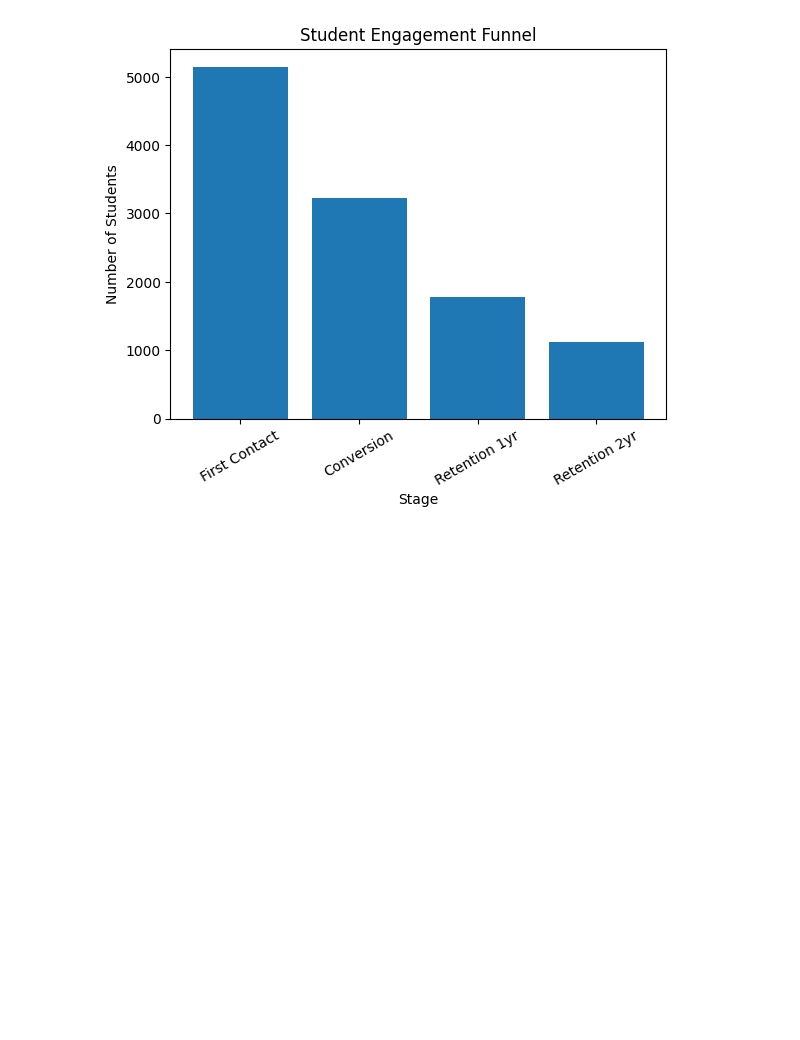
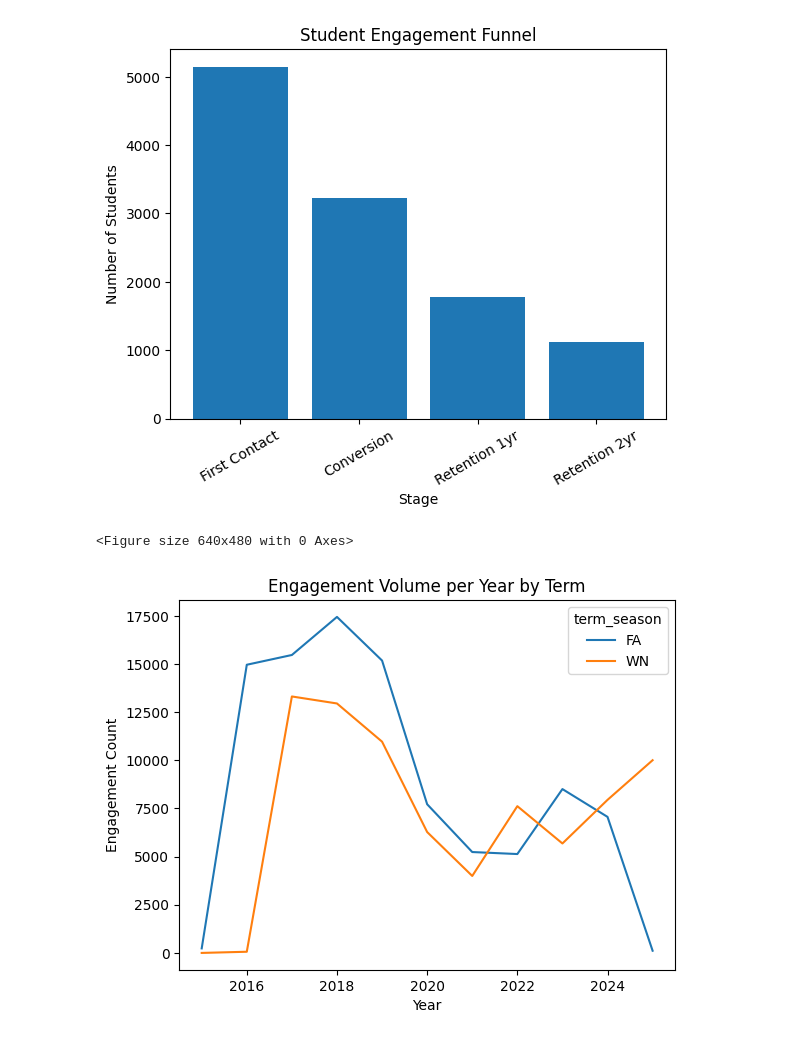
Before and after one commit to Ethan-R-Peterson/smtd-engagement-analysis, a Jupyter notebook: analysis3.ipynb, the cells around one changed output. Saved outputs shown, nothing was run; the diff lists cells and outputs as text; code cells hidden in the pictures; blank space fills up the shorter version.

```diff
--- a/analysis3.ipynb
+++ b/analysis3.ipynb
@@ -113,3 +113,43 @@ plt.xticks(rotation=30)
 plt.show()
 # %% [output]
 [figure]
+# %%
+df["year"] = df["year"].astype(int)
+df["student_id"] = df["person_id"]
+
+term_order = {"WN":1, "FA":2}
+df["term_num"] = df["term_season"].map(term_order)
+
+df = df.sort_values(["student_id", "year", "term_num"])
+# %%
+# Normalize casing first (important)
+df["term_season"] = df["term_season"].str.upper()
+
+# Fix inconsistencies
+df["term_season"] = df["term_season"].replace({
+    "SS": "SP"
+})
+
+df_fw = df[df["term_season"].isin(["FA", "WN"])]
+
+engagements_by_year_term = (
+    df_fw.groupby(["year", "term_season"])["experience_id"]
+    .count()
+    .reset_index(name="engagement_count")
+)
+
+pivot_engagements = engagements_by_year_term.pivot(
+    index="year",
+    columns="term_season",
+    values="engagement_count"
+).fillna(0)
+
+plt.figure()
+pivot_engagements.plot()
+plt.title("Engagement Volume per Year by Term")
+plt.xlabel("Year")
+plt.ylabel("Engagement Count")
+plt.show()
+# %% [output]
+<Figure size 640x480 with 0 Axes>
+[figure, added]
```
Also changed, not shown: parts of 5 cells of this notebook.
